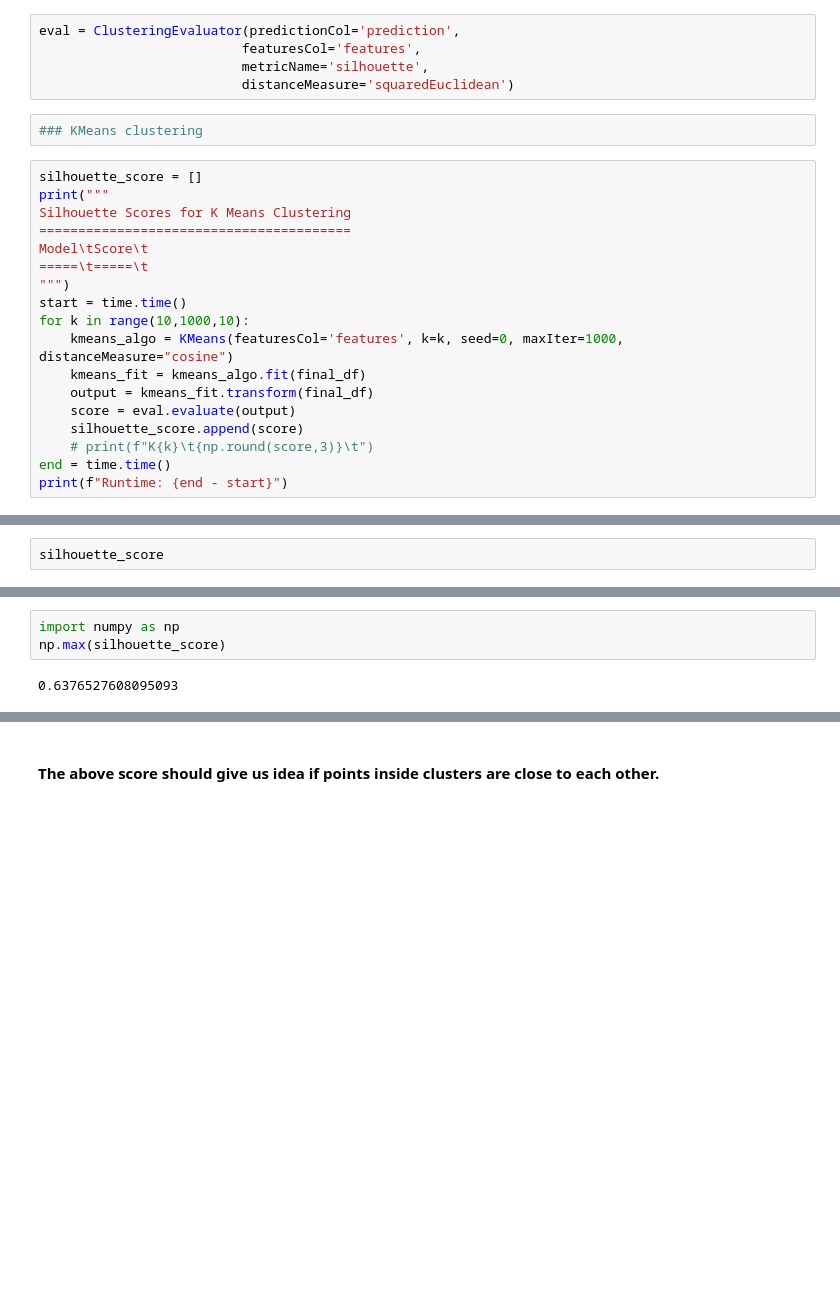
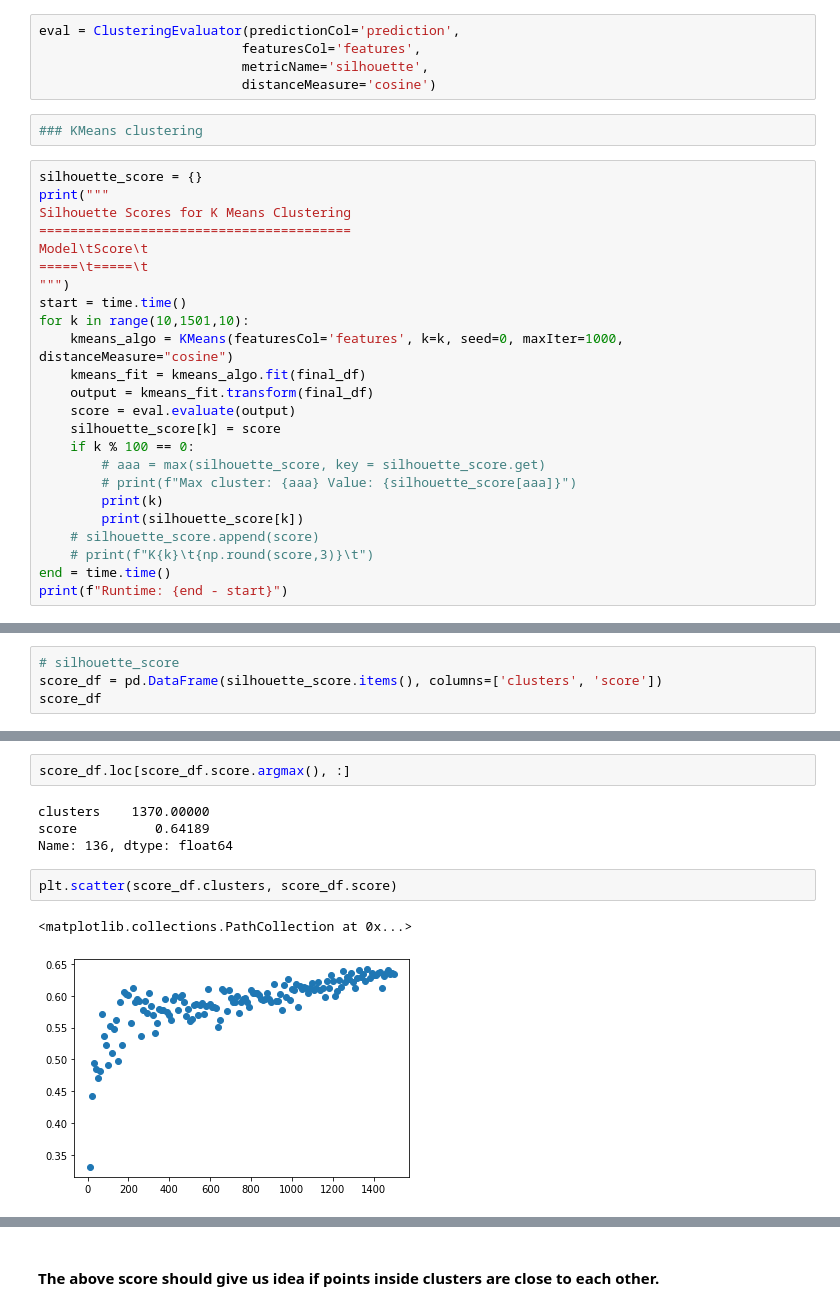
Before and after one commit to amoltkale/movie_recommender_system, a Jupyter notebook: models/movie_clusters.ipynb, the cells around one changed output, grey strips where cells are left out. Saved outputs shown, nothing was run; the diff lists cells and outputs as text; blank space fills up the shorter version.

Commit message:
Changed evaluation distance from squared euclidean to cosine. Added plot and saving score results to  data folder.

```diff
--- a/models/movie_clusters.ipynb
+++ b/models/movie_clusters.ipynb
@@ -167,11 +170,11 @@ only showing top 5 rows
 eval = ClusteringEvaluator(predictionCol='prediction',
                           featuresCol='features',
                           metricName='silhouette',
-                          distanceMeasure='squaredEuclidean')
+                          distanceMeasure='cosine')
 # %%
 ### KMeans clustering
 # %%
-silhouette_score = []
+silhouette_score = {}
 print("""
 Silhouette Scores for K Means Clustering
 ========================================
@@ -179,12 +182,18 @@ Model\tScore\t
 =====\t=====\t
 """)
 start = time.time()
-for k in range(10,1000,10):
+for k in range(10,1501,10):
     kmeans_algo = KMeans(featuresCol='features', k=k, seed=0, maxIter=1000, distanceMeasure="cosine")
     kmeans_fit = kmeans_algo.fit(final_df)
     output = kmeans_fit.transform(final_df)
     score = eval.evaluate(output)
-    silhouette_score.append(score)
+    silhouette_score[k] = score
+    if k % 100 == 0:
+        # aaa = max(silhouette_score, key = silhouette_score.get)
+        # print(f"Max cluster: {aaa} Value: {silhouette_score[aaa]}")
+        print(k)
+        print(silhouette_score[k])
+    # silhouette_score.append(score)
     # print(f"K{k}\t{np.round(score,3)}\t")
 end = time.time()
 print(f"Runtime: {end - start}")
@@ -198,3 +228,5 @@ Runtime: 3172.1600263118744
 # %%
-silhouette_score
+# silhouette_score
+score_df = pd.DataFrame(silhouette_score.items(), columns=['clusters', 'score'])
+score_df
 # %% [output]
@@ -218,5 +246,11 @@ silhouette_score
 # %%
-import numpy as np
-np.max(silhouette_score)
+score_df.loc[score_df.score.argmax(), :]
 # %% [output]
-0.6376527608095093
+clusters    1370.00000
+score          0.64189
+Name: 136, dtype: float64
+# %%
+plt.scatter(score_df.clusters, score_df.score)
+# %% [output]
+<matplotlib.collections.PathCollection at 0x...>
+[figure, added]
```
Also changed, not shown: parts of 7 cells of this notebook.
